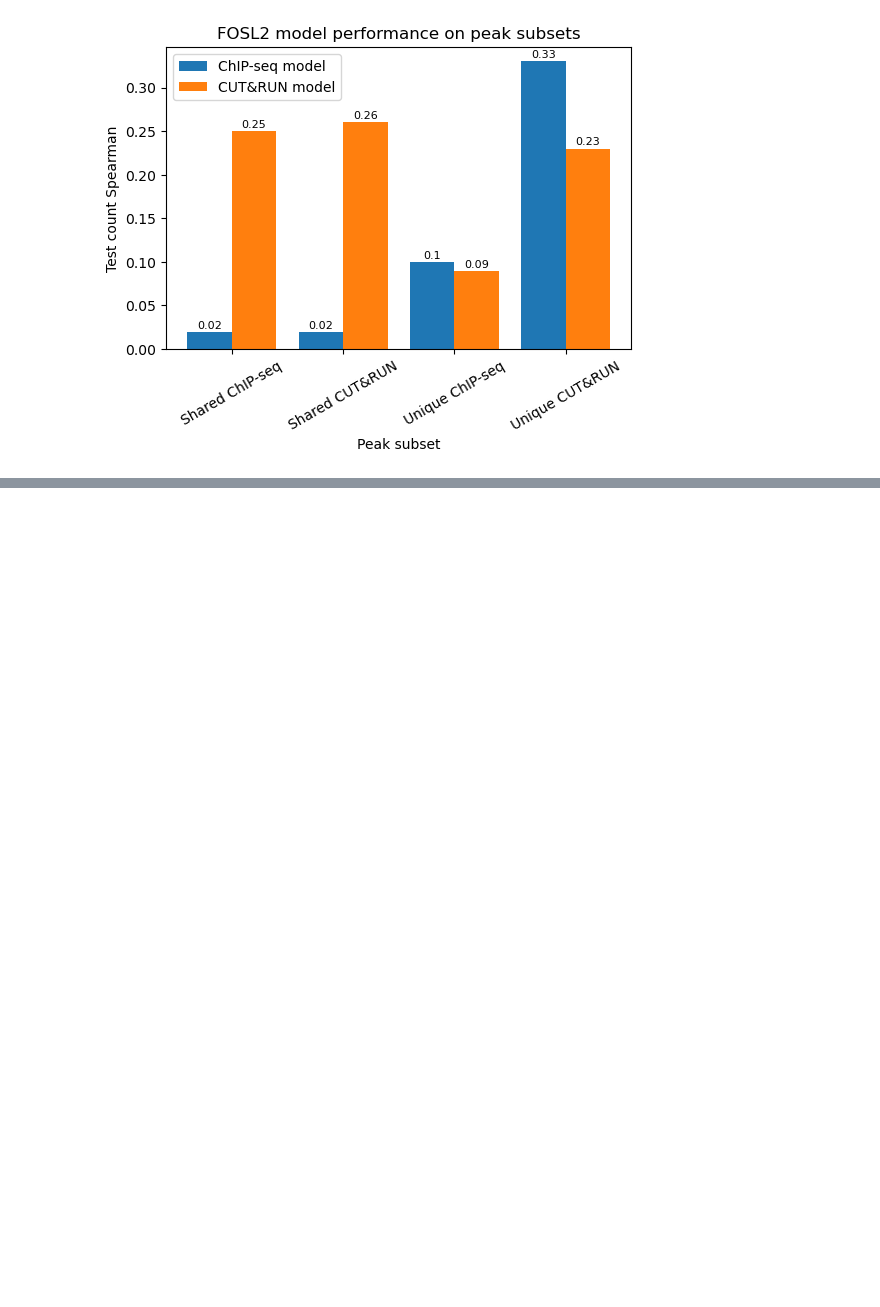
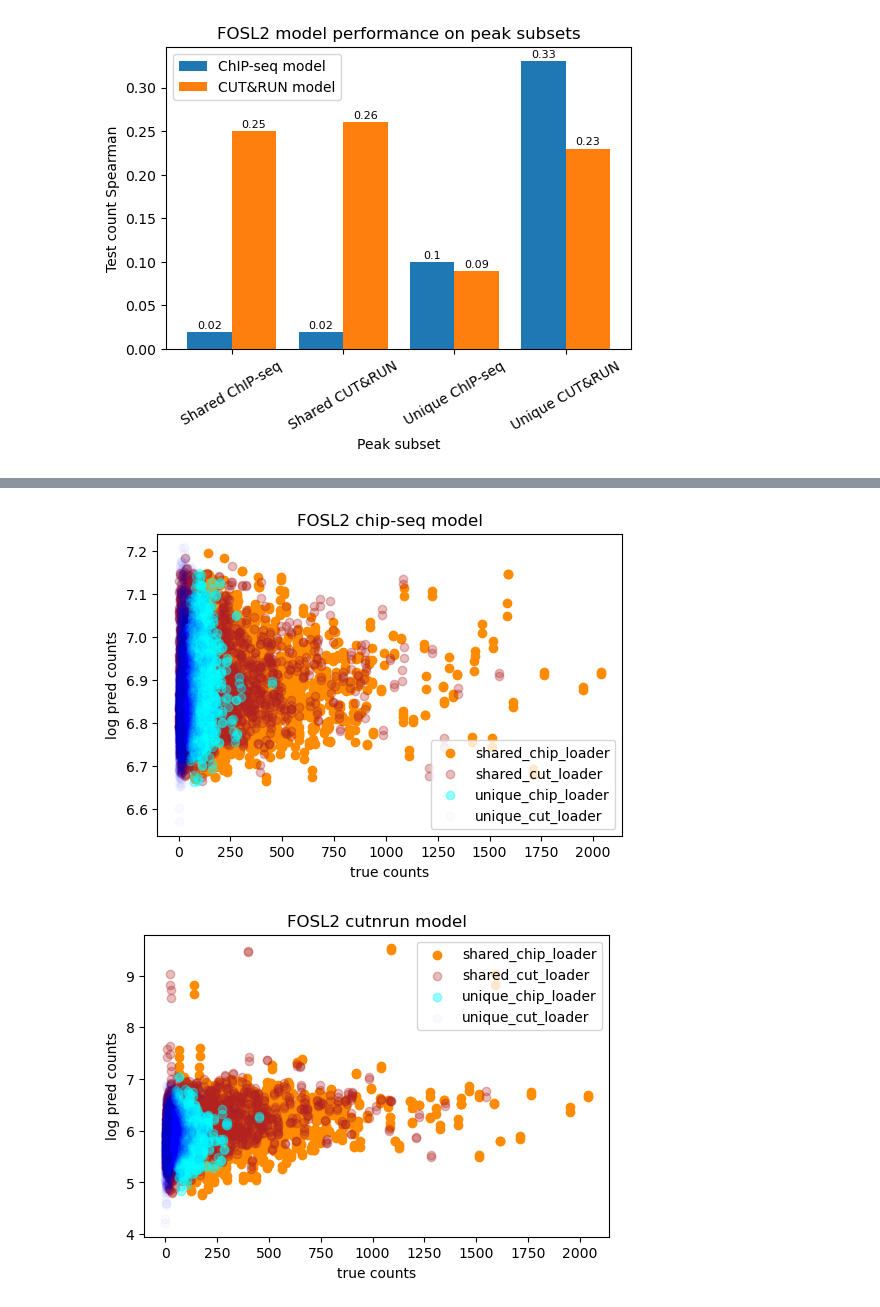
Before and after one commit to katie-sp/bpnet-internship, a Jupyter notebook: reports/katie_notebooks/summer2022_analysis/metrics_across_subsets.ipynb, the cells around one changed output, grey strips where cells are left out. Drawn from its saved outputs; the diff is of its cells as text; code cells hidden in the pictures; blank space fills up the shorter version.

```diff
--- a/reports/katie_notebooks/summer2022_analysis/metrics_across_subsets.ipynb
+++ b/reports/katie_notebooks/summer2022_analysis/metrics_across_subsets.ipynb
@@ -347 +358,9 @@ def plot_counts_across_subsets(tf, assay):
     plt.legend()
+# %%
+tf = 'FOSL2'
+plot_counts_across_subsets(tf, 'chip-seq')
+plt.figure()
+plot_counts_across_subsets(tf, 'cutnrun')
+# %% [output]
+[figure, added]
+[figure, added]
```
Also changed, not shown: parts of 10 cells of this notebook, 3 other files.
